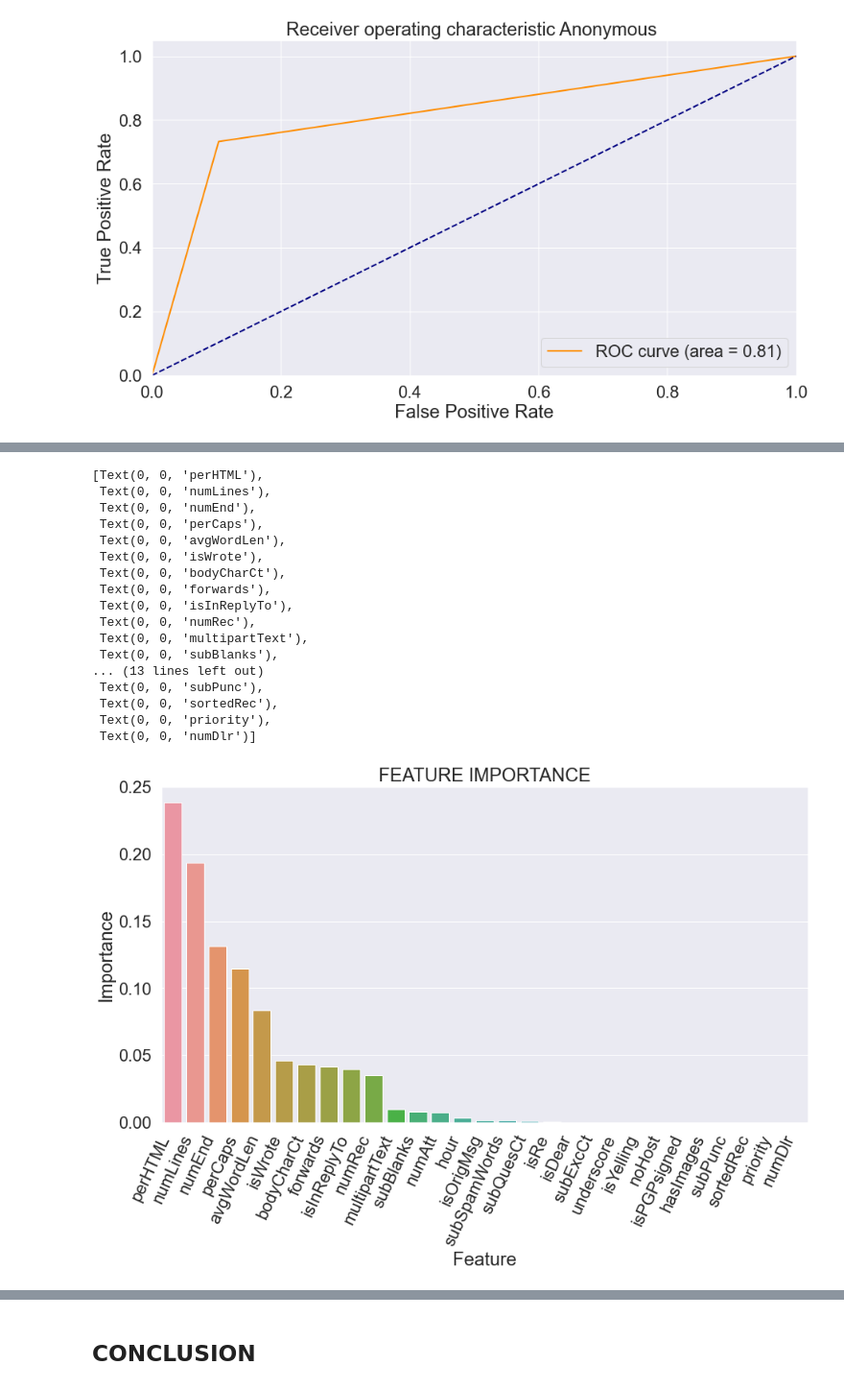
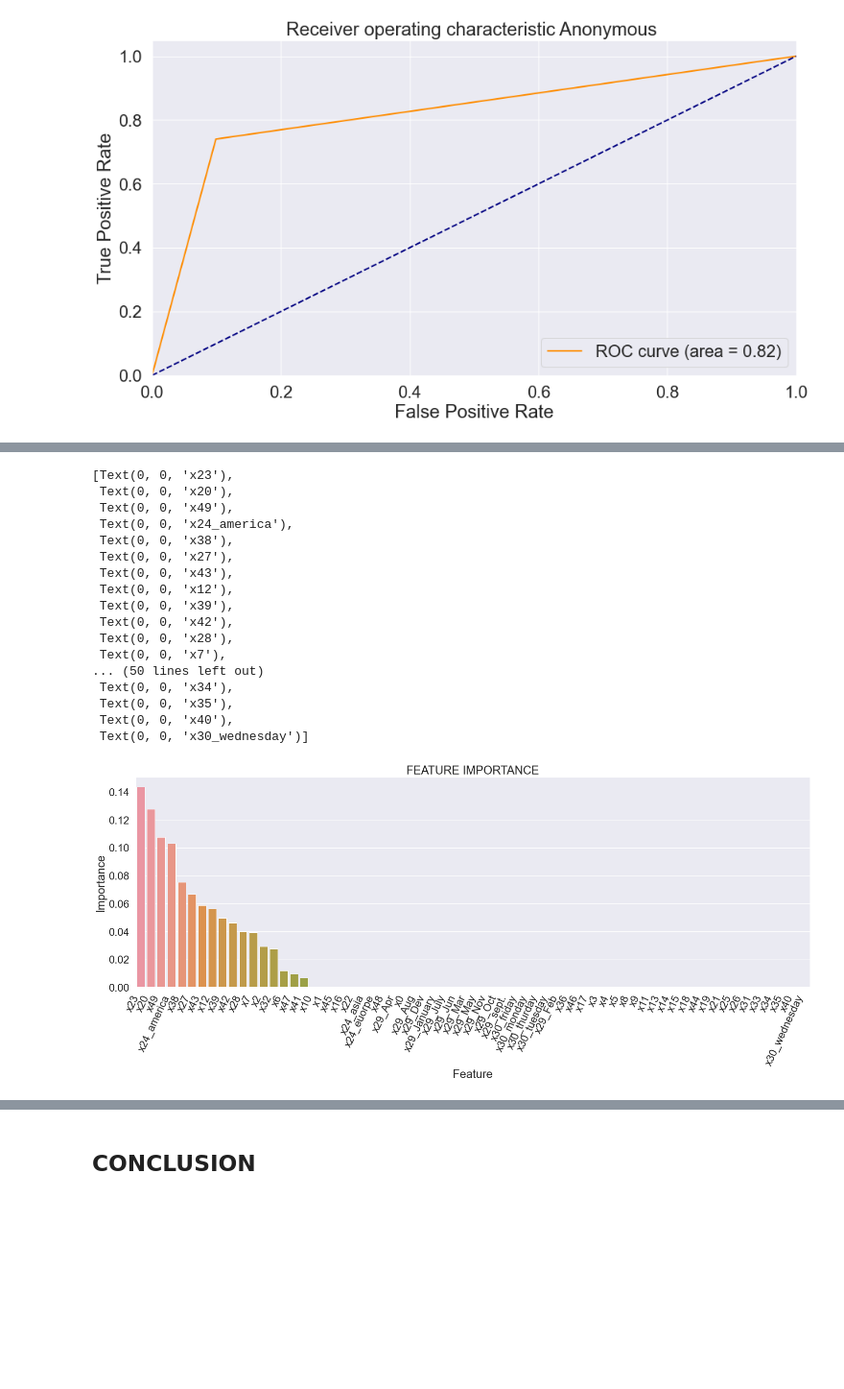
Before and after one commit to jjschueder/7332QTW, a Jupyter notebook: Case Study 7/CaseStudy7 Joe Start.ipynb, the cells around one changed output, grey strips where cells are left out. Shown at 96% size. Saved outputs shown, nothing was run; the diff lists cells and outputs as text; code cells hidden in the pictures; blank space fills up the shorter version.

```diff
--- a/Case Study 7/CaseStudy7 Joe Start.ipynb
+++ b/Case Study 7/CaseStudy7 Joe Start.ipynb
@@ -14,7 +14,8 @@ import pandas as pd
 from pandas_profiling import ProfileReport
 # %%
 # read and view the data
-df = pd.read_csv(r'C:\Users\jjschued\Documents\SMU\7333 QTW\final_project.csv', nrows = 30000)
+#df = pd.read_csv(r'C:\Users\jjschued\Documents\SMU\7333 QTW\final_project.csv', nrows = 30000)
+df = pd.read_csv(r'C:\Users\jjschued\Documents\SMU\7333 QTW\final_project.csv')
 df.head()
 # %% [output]
 |  | x0 | x1 | x2 | x3 | x4 | x5 | x6 | x7 | x8 | x9 | ... | ... |
@@ -239,7 +240,7 @@ x49    29996
 y          2
 dtype: int64
 # %%
-df = df.drop(columns=['x37'])
+df['x37']=df['x37'].str.strip('$').astype('float64')
 # %%
 df['x32'] = df['x32'].str.rstrip('%').astype(float) / 100.0
 # %%
@@ -661,6 +673,6 @@ The bar-chart below further illustrates the feature importance and their order o
 # %%
 # Merge field names and feature importance to display them together
-fi = pd.DataFrame(clf.steps[1][1].feature_importances_, columns =['featimp'])
+fi = pd.DataFrame(clf.feature_importances_, columns =['featimp'])
 featuresnames = pd.DataFrame(X1_test.columns.values.tolist(), columns =['fields'])
 
 featimpdf = pd.merge(featuresnames, fi, left_index=True, right_index=True)
@@ -687,28 +695,28 @@ featimpdf
 # %%
 import seaborn as sns
 import matplotlib.pyplot as plt
-plt.figure(figsize=(15,8))
+plt.figure(figsize=(25,8))
 ax = sns.barplot(x=featimpdf.fields, y=featimpdf.featimp)
 ax.set_title('FEATURE IMPORTANCE')
 plt.xlabel("Feature")
 plt.ylabel("Importance")
 ax.set_xticklabels(ax.get_xticklabels(), rotation=65, horizontalalignment='right')
 # %% [output]
-[Text(0, 0, 'perHTML'),
- Text(0, 0, 'numLines'),
- Text(0, 0, 'numEnd'),
- Text(0, 0, 'perCaps'),
- Text(0, 0, 'avgWordLen'),
- Text(0, 0, 'isWrote'),
- Text(0, 0, 'bodyCharCt'),
- Text(0, 0, 'forwards'),
- Text(0, 0, 'isInReplyTo'),
- Text(0, 0, 'numRec'),
- Text(0, 0, 'multipartText'),
- Text(0, 0, 'subBlanks'),
-... (13 lines left out)
- Text(0, 0, 'subPunc'),
- Text(0, 0, 'sortedRec'),
- Text(0, 0, 'priority'),
- Text(0, 0, 'numDlr')]
+[Text(0, 0, 'x23'),
+ Text(0, 0, 'x20'),
+ Text(0, 0, 'x49'),
+ Text(0, 0, 'x24_america'),
+ Text(0, 0, 'x38'),
+ Text(0, 0, 'x27'),
+ Text(0, 0, 'x43'),
+ Text(0, 0, 'x12'),
+ Text(0, 0, 'x39'),
+ Text(0, 0, 'x42'),
+ Text(0, 0, 'x28'),
+ Text(0, 0, 'x7'),
+... (50 lines left out)
+ Text(0, 0, 'x34'),
+ Text(0, 0, 'x35'),
+ Text(0, 0, 'x40'),
+ Text(0, 0, 'x30_wednesday')]
-[figure, old version]
+[figure, new version]
```
Also changed, not shown: parts of 27 cells of this notebook, 1 other file.
